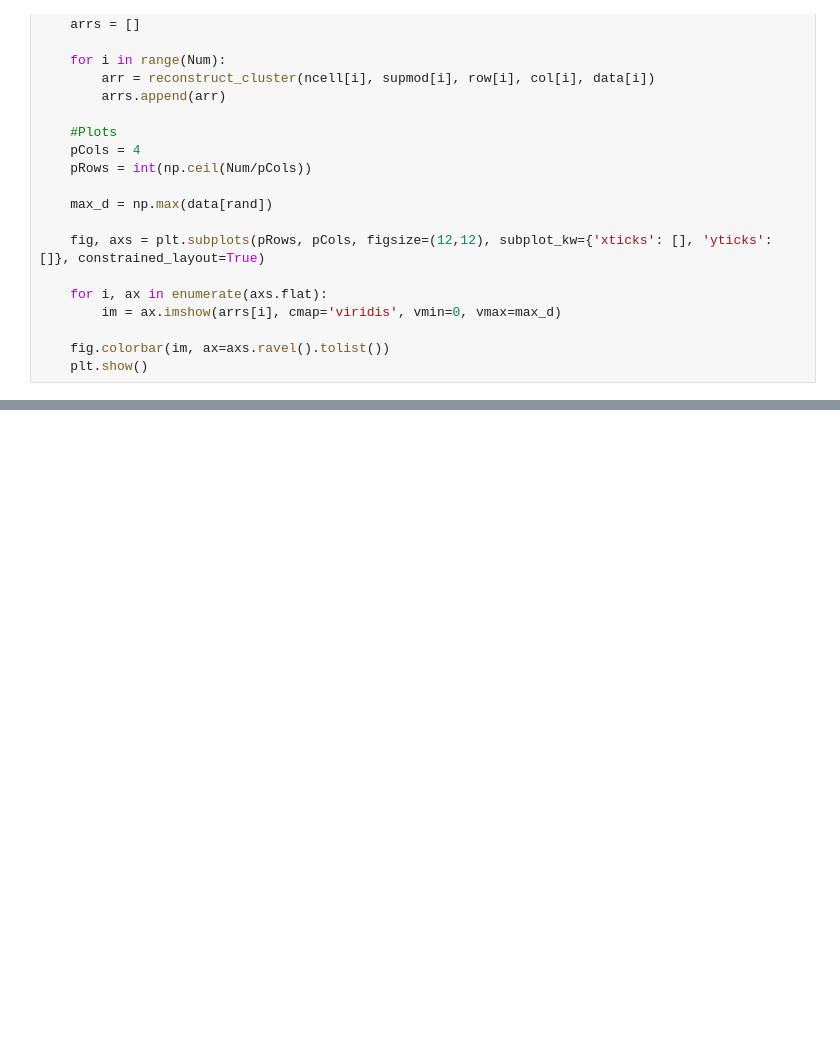
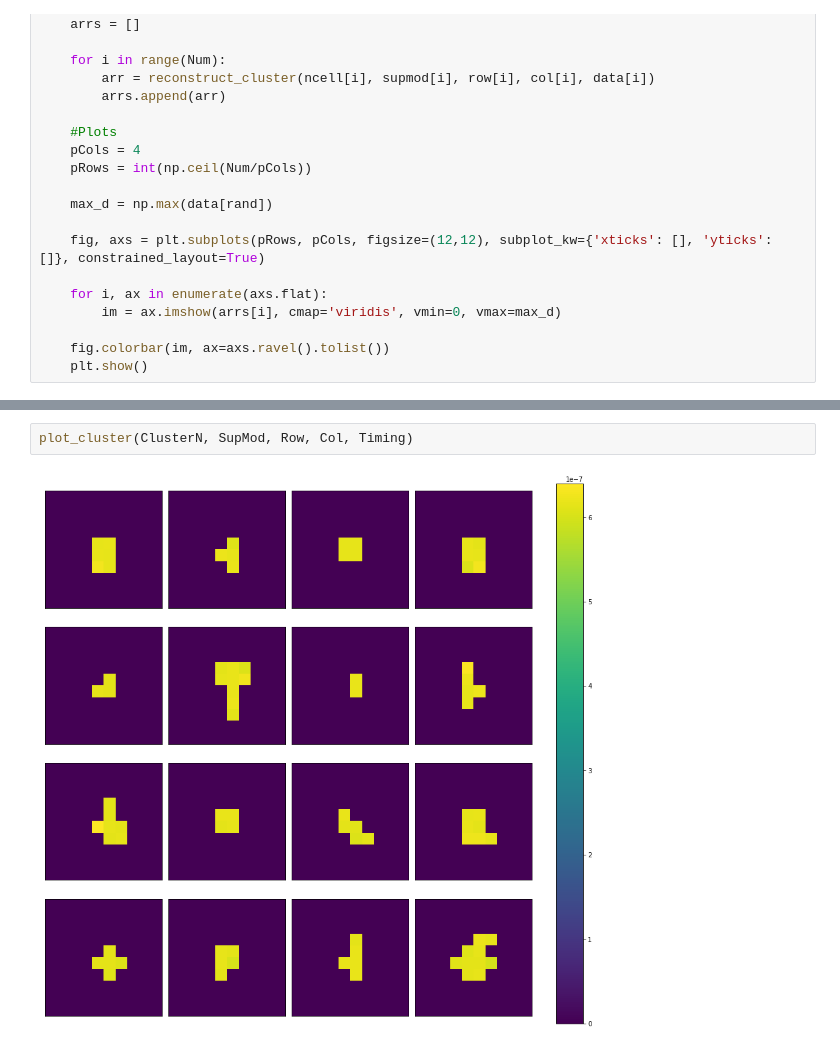
Before and after one commit to jhonerma/ML-Notebooks, a Jupyter notebook: DataQA/Timing_Tree.ipynb, the cells around one changed output, grey strips where cells are left out. Saved outputs shown, nothing was run; the diff lists cells and outputs as text; blank space fills up the shorter version.

```diff
--- a/DataQA/Timing_Tree.ipynb
+++ b/DataQA/Timing_Tree.ipynb
@@ -219,3 +208,7 @@ plot_cluster(ClusterN, SupMod, Row, Col, Energy)
+# %%
+plot_cluster(ClusterN, SupMod, Row, Col, Timing)
+# %% [output]
+[figure, added]
 # %%
 plot_comp(ClusterN, SupMod, Row, Col, Timing, Energy)
 # %% [output]
```
Also changed, not shown: parts of 18 cells of this notebook.
